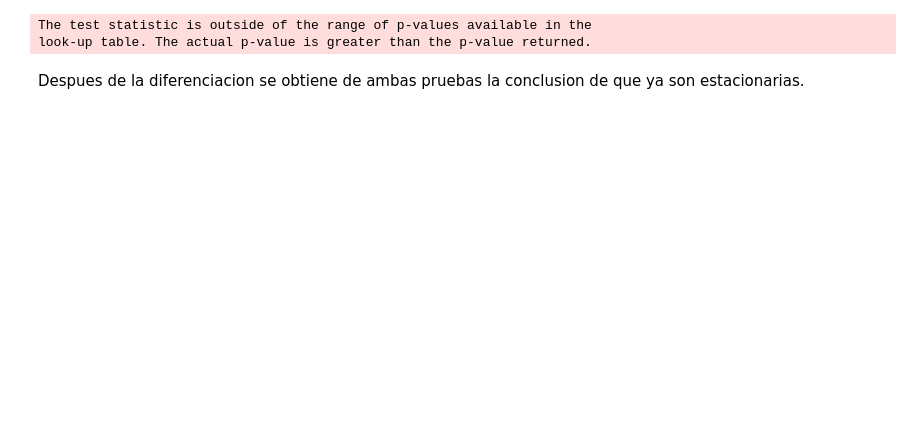
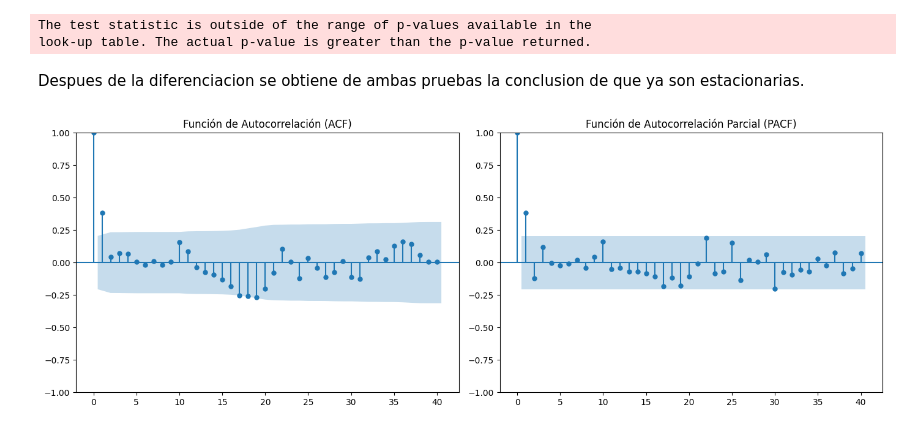
Before and after one commit to Marigago/-ndice-Nacional-de-Precios-al-Consumidor-, a Jupyter notebook: equipo2.ipynb, the cells around one changed output. Saved outputs shown, nothing was run; the diff lists cells and outputs as text; code cells hidden in the pictures; blank space fills up the shorter version.

```diff
--- a/equipo2.ipynb
+++ b/equipo2.ipynb
@@ -221,3 +220,26 @@ The test statistic is outside of the range of p-values available in the
 look-up table. The actual p-value is greater than the p-value returned.
 # %% [markdown]
 Despues de la diferenciacion se obtiene de ambas pruebas la conclusion de que ya son estacionarias.
+# %%
+# --- Paso 4: ACF y PACF para identificar p, q y P, Q ---
+
+import matplotlib.pyplot as plt
+from statsmodels.graphics.tsaplots import plot_acf, plot_pacf
+
+# Trabajamos con la serie diferenciada (ya estacionaria)
+y_diff = y.diff().dropna()
+
+fig, axes = plt.subplots(1, 2, figsize=(14,5))
+
+# ACF -> ayuda a identificar q y Q
+plot_acf(y_diff, lags=40, ax=axes[0])
+axes[0].set_title("Función de Autocorrelación (ACF)")
+
+# PACF -> ayuda a identificar p y P
+plot_pacf(y_diff, lags=40, ax=axes[1])
+axes[1].set_title("Función de Autocorrelación Parcial (PACF)")
+
+plt.tight_layout()
+plt.show()
+# %% [output]
+[figure, added]
```
Also changed, not shown: parts of 4 cells of this notebook.
